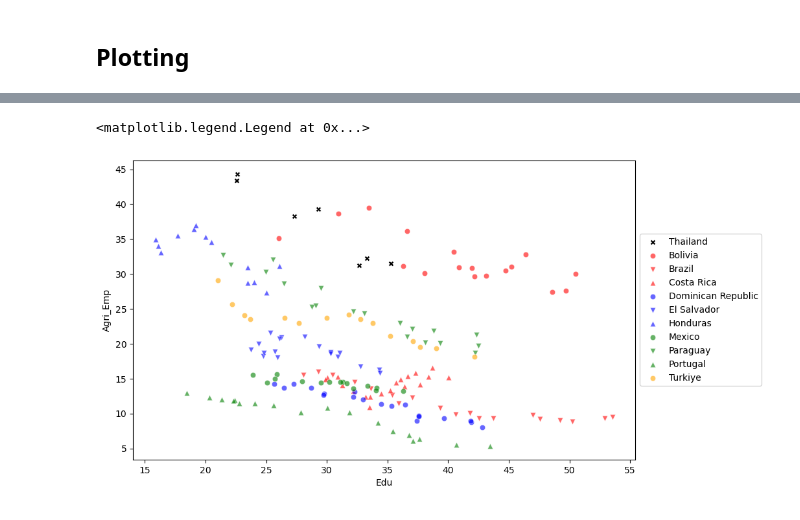
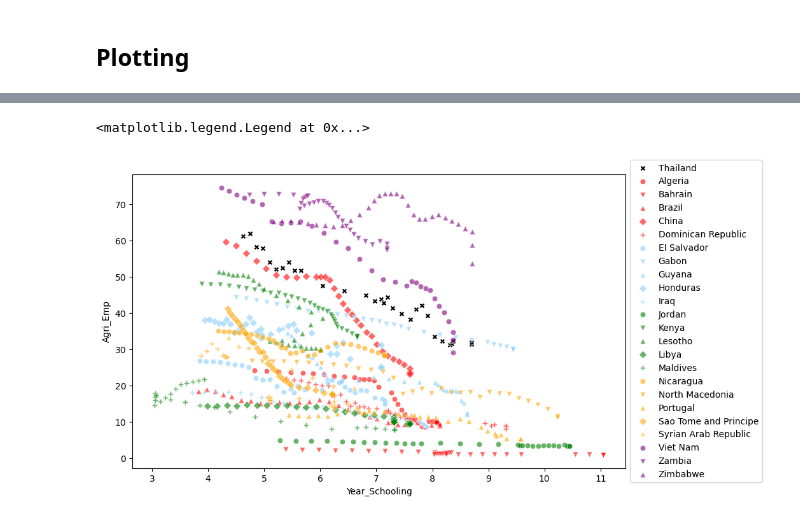
Before and after one commit to PhakphumJ/Thesis_code, a Jupyter notebook: ILO_WDI_code.ipynb, the cells around one changed output, grey strips where cells are left out. Drawn from its saved outputs; the diff is of its cells as text; code cells hidden in the pictures.

Commit message:
Finish select vars and years.

```diff
--- a/ILO_WDI_code.ipynb
+++ b/ILO_WDI_code.ipynb
@@ -118,7 +119,7 @@ ALL_VAR_DF = pd.merge(ALL_VAR_DF, Edu_DF[['Country Name', 'Country Code', 'Year'
 # %%
 ## Convert GDP, Proportion_Upper_Sec and Agri_Emp to numeric.
 ALL_VAR_DF['GDP'] = pd.to_numeric(ALL_VAR_DF['GDP'], errors = 'coerce')
-ALL_VAR_DF['Edu'] = pd.to_numeric(ALL_VAR_DF['Edu'], errors = 'coerce')
+ALL_VAR_DF['Year_Schooling'] = pd.to_numeric(ALL_VAR_DF['Year_Schooling'], errors = 'coerce')
 ALL_VAR_DF['Agri_Emp'] = pd.to_numeric(ALL_VAR_DF['Agri_Emp'], errors = 'coerce')
 # %%
 ALL_VAR_DF[ALL_VAR_DF['Country Name'] == 'Thailand']
@@ -159,10 +160,10 @@ array(['Algeria', 'Belarus', 'Belize', 'Botswana', 'Brazil', 'Bulgaria',
 # %%
-### Create Dataframe containing countries which had similar level of Educational Attainment as Thailand in 2004.
-Thai_Edu_2004 = ALL_VAR_DF[(ALL_VAR_DF['Country Name'] == 'Thailand') & (ALL_VAR_DF['Year'] == 2004)]['Edu'].values[0]
-range_edu = [Thai_Edu_2004 - 7.5, Thai_Edu_2004 + 7.5]
+### Create Dataframe containing countries which had similar level of Educational Attainment as Thailand in 1992
+Thai_Edu_1992 = ALL_VAR_DF[(ALL_VAR_DF['Country Name'] == 'Thailand') & (ALL_VAR_DF['Year'] == 1992)]['Year_Schooling'].values[0]
+range_edu = [Thai_Edu_1992 *0.80, Thai_Edu_1992 * 1.2]
 
-## Get names of countries with similar level of Educational Attainment as Thailand in 2004.
-Similar_Edu_Countries = ALL_VAR_DF[(ALL_VAR_DF['Edu'] >= range_edu[0]) & (ALL_VAR_DF['Edu'] <= range_edu[1]) & (ALL_VAR_DF['Year'] == 2004)]['Country Name'].unique()
+## Get names of countries with similar level of GDP as Thailand in 1992.
+Similar_Edu_Countries = ALL_VAR_DF[(ALL_VAR_DF['Year_Schooling'] >= range_edu[0]) & (ALL_VAR_DF['Year_Schooling'] <= range_edu[1]) & (ALL_VAR_DF['Year'] == 1992)]['Country Name'].unique()
 
 Similar_Edu_Countries
 # %% [output]
@@ -219,7 +241,7 @@ plt.figure(figsize = (10, 6))
 sns.scatterplot(data = Similar_Countries_DF_GDP[Similar_Countries_DF_GDP["Country Name"] == "Thailand"], x = 'GDP', y = 'Agri_Emp' ,marker='X', color = 'black', label = "Thailand")
 
 ## Plot other countries.
-colors = ['red', 'blue', 'green', 'orange', 'purple', 'brown']
+colors = ['red', 'lightskyblue', 'green', 'orange', 'purple', 'teal', 'gold']
 markers = ['o', 'v', '^', 'D', 'P']
 
 ### Get unique combinations of colors and markers.
@@ -236,0 +259,20 @@ plt.legend(loc='center left', bbox_to_anchor=(1, 0.5))
+# %%
+### Scatter GDP and Edu for all countries in Similar_Countries_DF_GDP.
+plt.figure(figsize = (10, 6))
+
+### Plot Thailand differently with a different marker.
+sns.scatterplot(data = Similar_Countries_DF_GDP[Similar_Countries_DF_GDP["Country Name"] == "Thailand"], x = 'GDP', y = 'Year_Schooling' ,marker='X', color = 'black', label = "Thailand")
+
+## Plot other countries.
+colors = ['red', 'lightskyblue', 'green', 'orange', 'purple', 'teal', 'gold']
+markers = ['o', 'v', '^', 'D', 'P']
+
+### Get unique combinations of colors and markers.
+color_marker_combinations = [(color, marker) for color in colors for marker in markers] ## Use this to plot the other countries.
+
+# Plot
+for i, country in enumerate(Similar_Countries_DF_GDP[Similar_Countries_DF_GDP["Country Name"] != "Thailand"]['Country Name'].unique()):
+    sns.scatterplot(data = Similar_Countries_DF_GDP[Similar_Countries_DF_GDP["Country Name"] == country], x = 'GDP', y = 'Year_Schooling', marker = color_marker_combinations[i][1], color = color_marker_combinations[i][0], alpha = 0.60, label = country)
+
+## Show legend. Outside the plot.
+plt.legend(loc='center left', bbox_to_anchor=(1, 0.5))
@@ -237,23 +282,23 @@ plt.legend(loc='center left', bbox_to_anchor=(1, 0.5))
 # %%
 ### Scatter Edu and Agricultural Employment.
 plt.figure(figsize = (10, 6))
 
 ### Plot Thailand differently with a different marker.
-sns.scatterplot(data = Similar_Countries_DF_EDU[Similar_Countries_DF_EDU["Country Name"] == "Thailand"], x = 'Edu', y = 'Agri_Emp' ,marker='X', color = 'black', label = "Thailand")
+sns.scatterplot(data = Similar_Countries_DF_EDU[Similar_Countries_DF_EDU["Country Name"] == "Thailand"], x = 'Year_Schooling', y = 'Agri_Emp' ,marker='X', color = 'black', label = "Thailand")
 
 ## Plot other countries.
-colors = ['red', 'blue', 'green', 'orange', 'purple', 'brown']
-markers = ['o', 'v', '^']
+colors = ['red', 'lightskyblue', 'green', 'orange', 'purple', 'teal', 'gold']
+markers = ['o', 'v', '^', 'D', 'P']
 
 ### Get unique combinations of colors and markers.
 color_marker_combinations = [(color, marker) for color in colors for marker in markers] ## Use this to plot the other countries.
 
 # Plot
 for i, country in enumerate(Similar_Countries_DF_EDU[Similar_Countries_DF_EDU["Country Name"] != "Thailand"]['Country Name'].unique()):
-    sns.scatterplot(data = Similar_Countries_DF_EDU[Similar_Countries_DF_EDU["Country Name"] == country], x = 'Edu', y = 'Agri_Emp', marker = color_marker_combinations[i][1], color = color_marker_combinations[i][0], alpha = 0.60, label = country)
+    sns.scatterplot(data = Similar_Countries_DF_EDU[Similar_Countries_DF_EDU["Country Name"] == country], x = 'Year_Schooling', y = 'Agri_Emp', marker = color_marker_combinations[i][1], color = color_marker_combinations[i][0], alpha = 0.60, label = country)
 
 ## Show legend. Outside the plot.
 plt.legend(loc='center left', bbox_to_anchor=(1, 0.5))
 # %% [output]
 <matplotlib.legend.Legend at 0x...>
-[figure, old version]
+[figure, new version]
```
Also changed, not shown: parts of 21 cells of this notebook.
